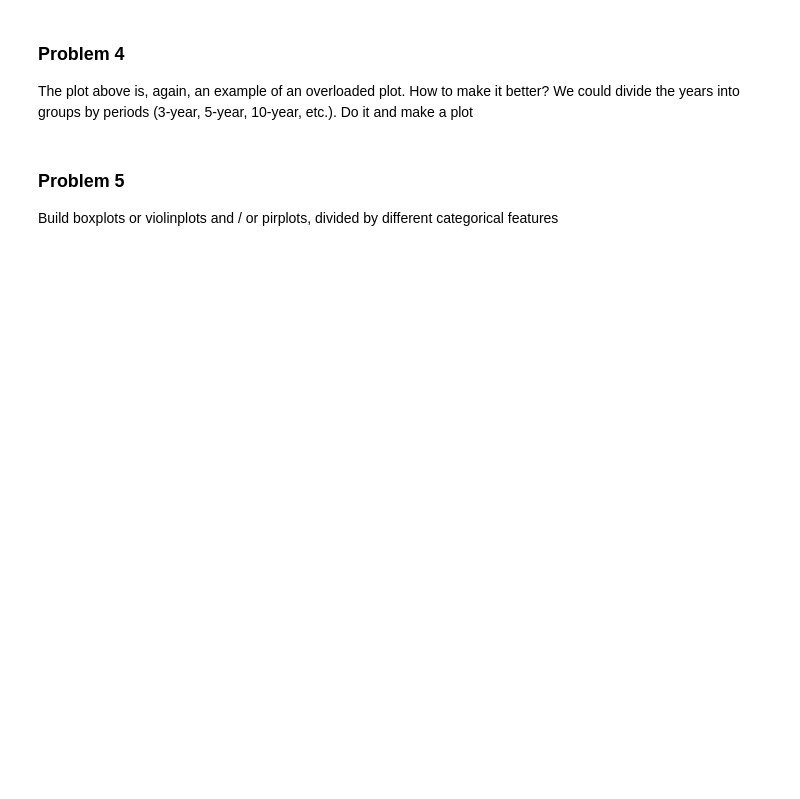
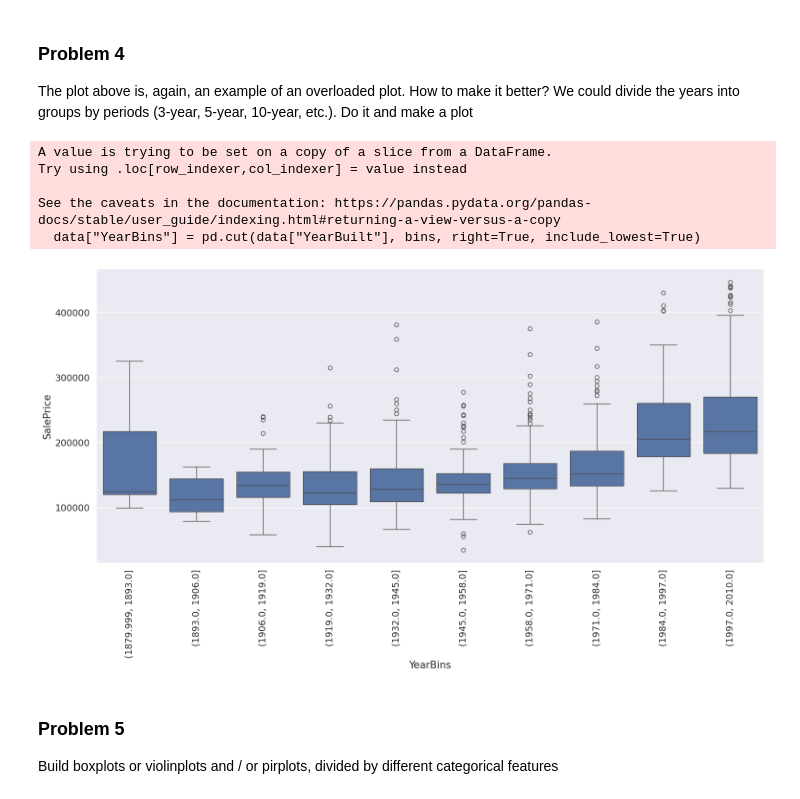
Before and after one commit to ifde/MathematicalMethods, a Jupyter notebook: week02/02_HSE_SE_EDA_v1.ipynb, the cells around one changed output. Cells and saved outputs as stored; diff of their text form; code cells hidden in the pictures; blank space fills up the shorter version.

```diff
--- a/week02/02_HSE_SE_EDA_v1.ipynb
+++ b/week02/02_HSE_SE_EDA_v1.ipynb
@@ -646,6 +676,29 @@ plt.show()
 ### Problem 4
 
 The plot above is, again, an example of an overloaded plot. How to make it better? We could divide the years into groups by periods (3-year, 5-year, 10-year, etc.). Do it and make a plot
+# %%
+data["YearBuilt"].describe()
+
+# Let's divide years into 10 bins
+n = 10
+len = (data["YearBuilt"].max() - data["YearBuilt"].min()) / n
+
+min = data["YearBuilt"].min()
+bins = [min + i * len for i in range(n + 1)]
+
+data["YearBins"] = pd.cut(data["YearBuilt"], bins, right=True, include_lowest=True)
+
+plt.figure(figsize=(18, 8))
+sns.boxplot(data=data, x='YearBins', y="SalePrice")
+plt.xticks(rotation=90)
+plt.show()
+# %% [output]
+A value is trying to be set on a copy of a slice from a DataFrame.
+Try using .loc[row_indexer,col_indexer] = value instead
+
+See the caveats in the documentation: https://pandas.pydata.org/pandas-docs/stable/user_guide/indexing.html#returning-a-view-versus-a-copy
+  data["YearBins"] = pd.cut(data["YearBuilt"], bins, right=True, include_lowest=True)
+[figure, added]
 # %% [markdown]
 ### Problem 5
 
```
Also changed, not shown: parts of 7 cells of this notebook.
